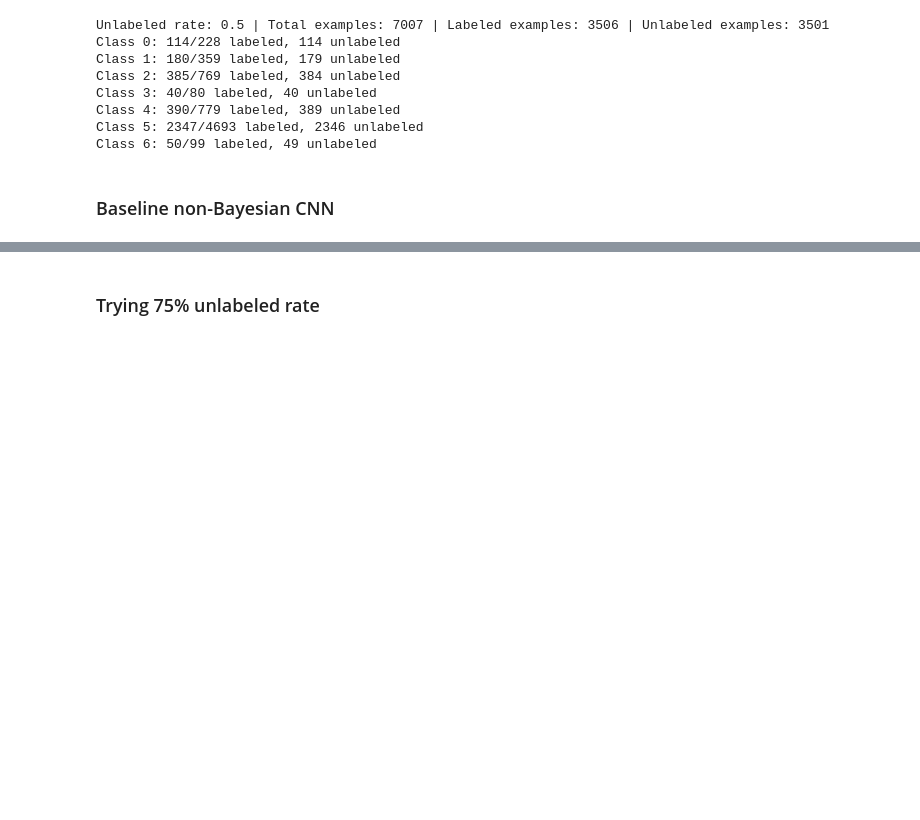
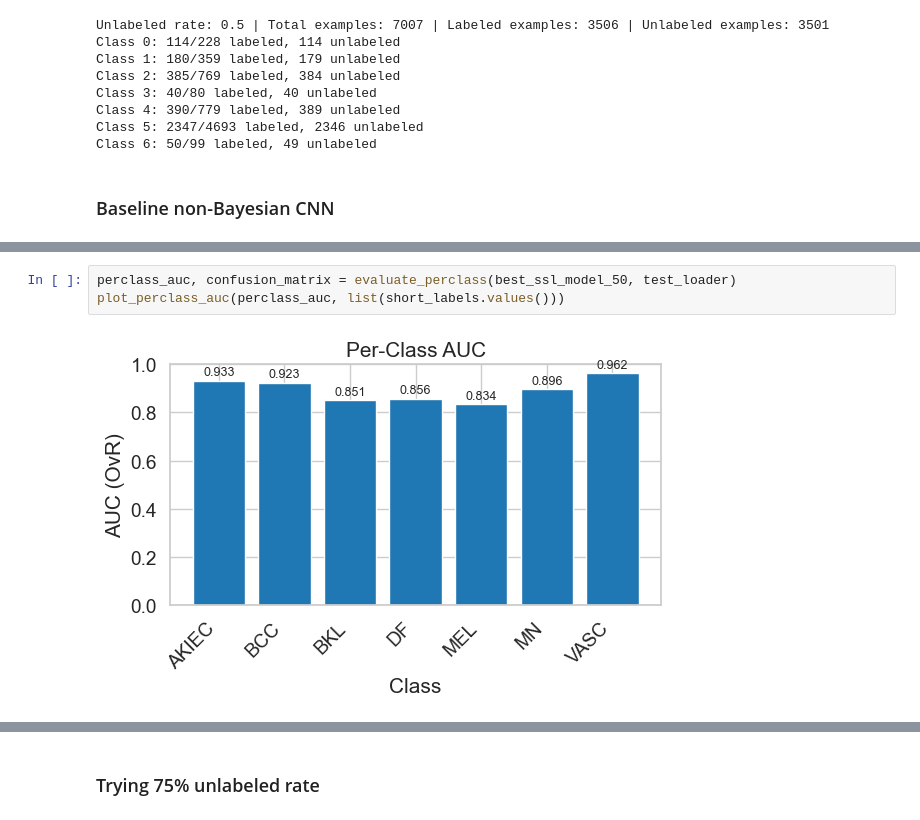
Before and after one commit to behrensm03/bdl-ssl, a Jupyter notebook: nonbayes_cnn_baseline.ipynb, the cells around one changed output, grey strips where cells are left out. Saved outputs shown, nothing was run; the diff lists cells and outputs as text; blank space fills up the shorter version.

```diff
--- a/nonbayes_cnn_baseline.ipynb
+++ b/nonbayes_cnn_baseline.ipynb
@@ -227,0 +228,5 @@ Percentage of predictions that are class 5: 65.7%
+# %%
+perclass_auc, confusion_matrix = evaluate_perclass(best_ssl_model_50, test_loader)
+plot_perclass_auc(perclass_auc, list(short_labels.values()))
+# %% [output]
+[figure, added]
```
Also changed, not shown: parts of 27 cells of this notebook.
